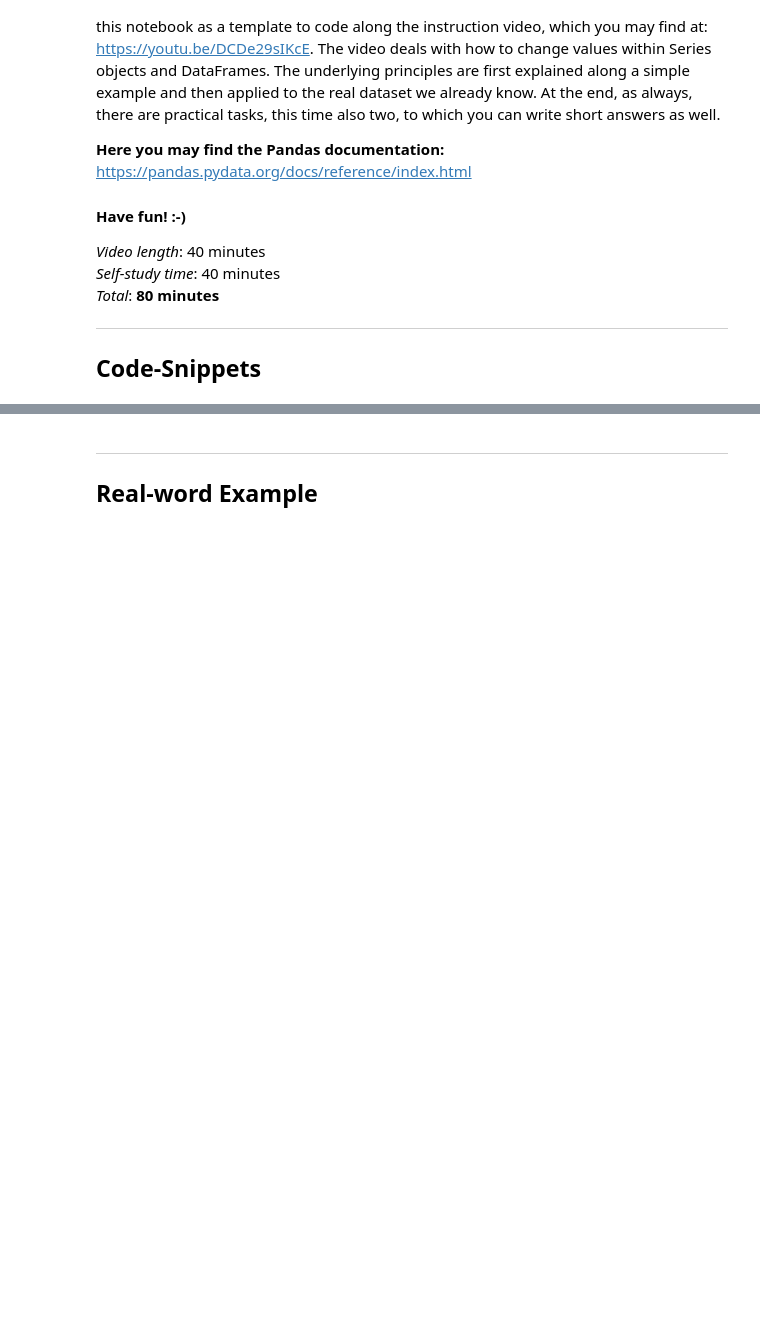
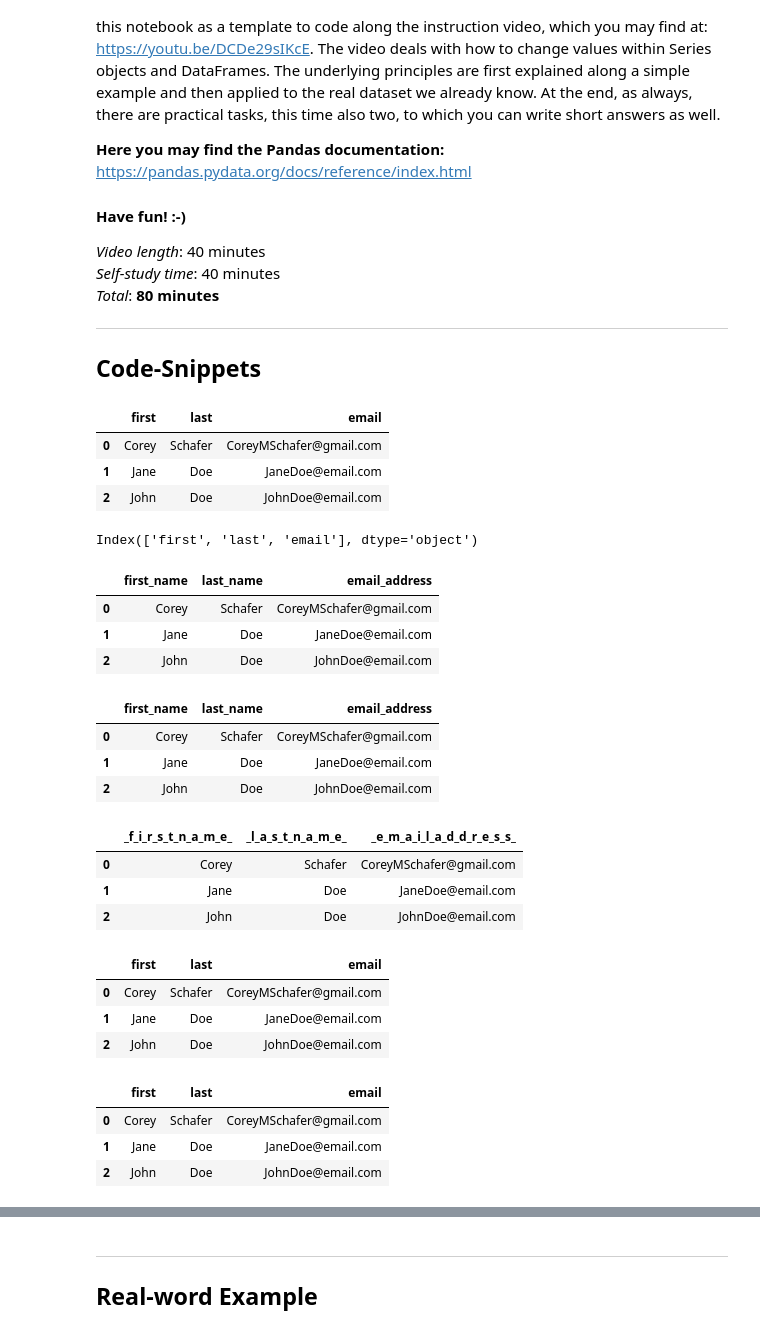
Before and after one commit to agcdtmr/data, a Jupyter notebook: TechLabs/02_Data Manipulation/Part C - Pandas/Chapter 05 - Updating Rows and Columns - Modifying Data Within DataFrames.ipynb, the cells around one changed output, grey strips where cells are left out. Saved outputs shown, nothing was run; the diff lists cells and outputs as text; code cells hidden in the pictures; blank space fills up the shorter version.

Commit message:
Data Manipulation

```diff
--- a/TechLabs/02_Data Manipulation/Part C - Pandas/Chapter 05 - Updating Rows and Columns - Modifying Data Within DataFrames.ipynb
+++ b/TechLabs/02_Data Manipulation/Part C - Pandas/Chapter 05 - Updating Rows and Columns - Modifying Data Within DataFrames.ipynb
@@ -31,3 +31,15 @@ people = {
 }
 # %%
 # START YOUR CODE HERE.
+df = pd.DataFrame(people)
+# %%
+df
+# %% [output]
+|  | first | last | email |
+| 0 | Corey | Schafer | CoreyMSchafer@gmail.com |
+| 1 | Jane | Doe | JaneDoe@email.com |
+| 2 | John | Doe | JohnDoe@email.com |
+# %%
+df.columns
+# %% [output]
+Index(['first', 'last', 'email'], dtype='object')
@@ -33,0 +48,31 @@ people = {
+# %%
+df
+# %% [output]
+|  | first_name | last_name | email_address |
+| 0 | Corey | Schafer | CoreyMSchafer@gmail.com |
+| 1 | Jane | Doe | JaneDoe@email.com |
+| 2 | John | Doe | JohnDoe@email.com |
+# %%
+# df.columns = [x.upper() for x in df.columns]
+df.columns = [x.lower() for x in df.columns]
+df
+# %% [output]
+|  | first_name | last_name | email_address |
+| 0 | Corey | Schafer | CoreyMSchafer@gmail.com |
+| 1 | Jane | Doe | JaneDoe@email.com |
+| 2 | John | Doe | JohnDoe@email.com |
+# %%
+df.columns = df.columns.str.replace("", "_")
+df
+# %% [output]
+|  | _f_i_r_s_t_n_a_m_e_ | _l_a_s_t_n_a_m_e_ | _e_m_a_i_l_a_d_d_r_e_s_s_ |
+| 0 | Corey | Schafer | CoreyMSchafer@gmail.com |
+| 1 | Jane | Doe | JaneDoe@email.com |
+| 2 | John | Doe | JohnDoe@email.com |
+# %%
+df.rename(columns={'_f_i_r_s_t_n_a_m_e_': 'first', '_l_a_s_t_n_a_m_e_': 'last', '_e_m_a_i_l_a_d_d_r_e_s_s_': 'email'})
+# %% [output]
+|  | first | last | email |
+| 0 | Corey | Schafer | CoreyMSchafer@gmail.com |
+| 1 | Jane | Doe | JaneDoe@email.com |
+| 2 | John | Doe | JohnDoe@email.com |
@@ -33,0 +81,7 @@ people = {
+# %%
+df
+# %% [output]
+|  | first | last | email |
+| 0 | Corey | Schafer | CoreyMSchafer@gmail.com |
+| 1 | Jane | Doe | JaneDoe@email.com |
+| 2 | John | Doe | JohnDoe@email.com |
```
Also changed, not shown: parts of 49 cells of this notebook, 4 other files.
